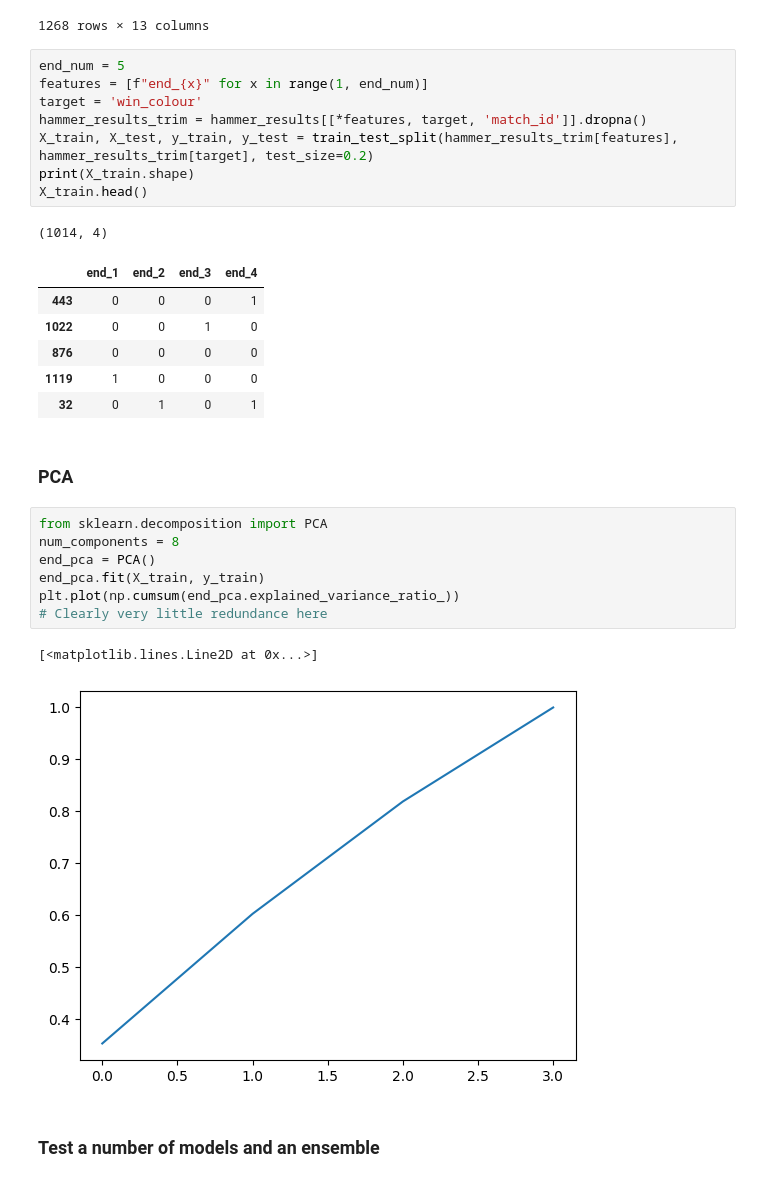
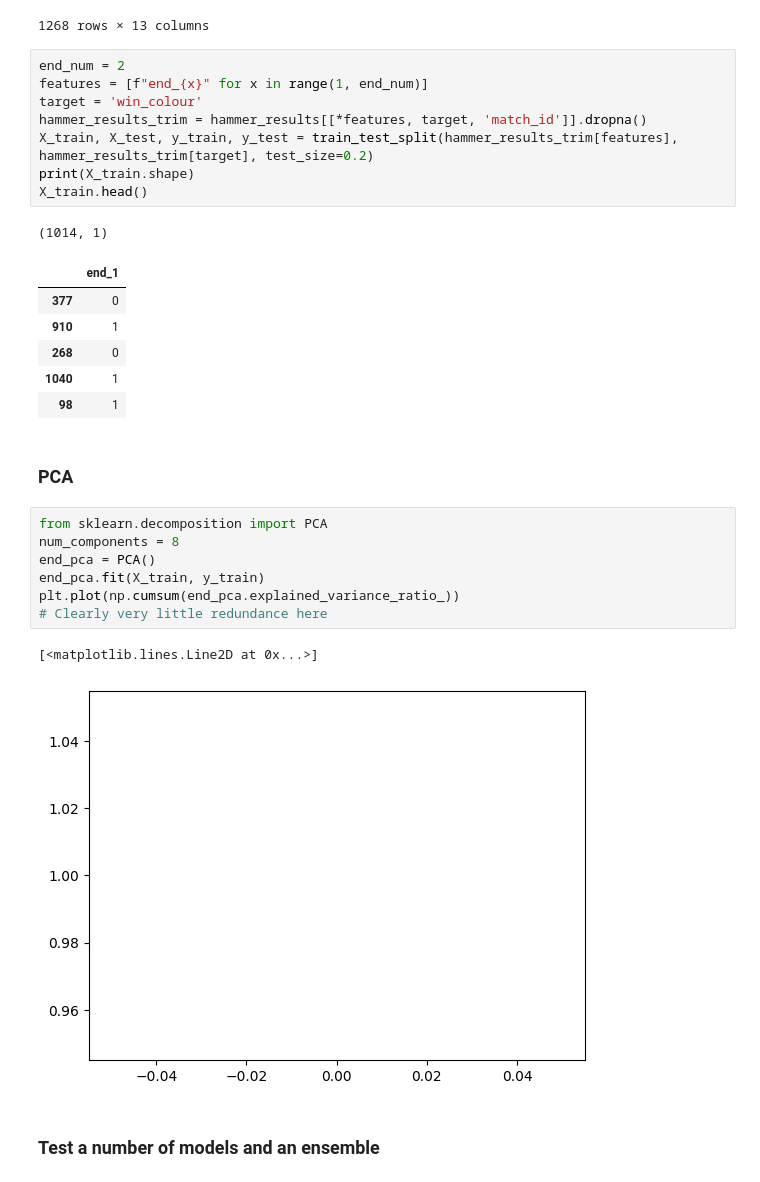
Before and after one commit to NWNHT/curling, a Jupyter notebook: src/predictions.ipynb, the cells around one changed output. Saved outputs shown, nothing was run; the diff lists cells and outputs as text.

```diff
--- a/src/predictions.ipynb
+++ b/src/predictions.ipynb
@@ -1328,21 +1328,21 @@ hammer_results
 | 1267 | 2165 | 0 | 0 | 0 | 0 | 0 | 0.0 | 1.0 | 1.0 | 1.0 | 1.0 | ... |
 1268 rows × 13 columns
 # %%
-end_num = 5
+end_num = 2
 features = [f"end_{x}" for x in range(1, end_num)]
 target = 'win_colour'
 hammer_results_trim = hammer_results[[*features, target, 'match_id']].dropna()
 X_train, X_test, y_train, y_test = train_test_split(hammer_results_trim[features], hammer_results_trim[target], test_size=0.2)
 print(X_train.shape)
 X_train.head()
 # %% [output]
-(1014, 4)
+(1014, 1)
-|  | end_1 | end_2 | end_3 | end_4 |
-| 443 | 0 | 0 | 0 | 1 |
-| 1022 | 0 | 0 | 1 | 0 |
-| 876 | 0 | 0 | 0 | 0 |
-| 1119 | 1 | 0 | 0 | 0 |
-| 32 | 0 | 1 | 0 | 1 |
+|  | end_1 |
+| 377 | 0 |
+| 910 | 1 |
+| 268 | 0 |
+| 1040 | 1 |
+| 98 | 1 |
 # %% [markdown]
 ### PCA
 # %%
@@ -1354,7 +1354,7 @@ plt.plot(np.cumsum(end_pca.explained_variance_ratio_))
 # Clearly very little redundance here
 # %% [output]
 [<matplotlib.lines.Line2D at 0x...>]
-[figure, old version]
+[figure, new version]
 # %% [markdown]
 ### Test a number of models and an ensemble
 # %%
```
Also changed, not shown: parts of 9 cells of this notebook, 3 other files.
